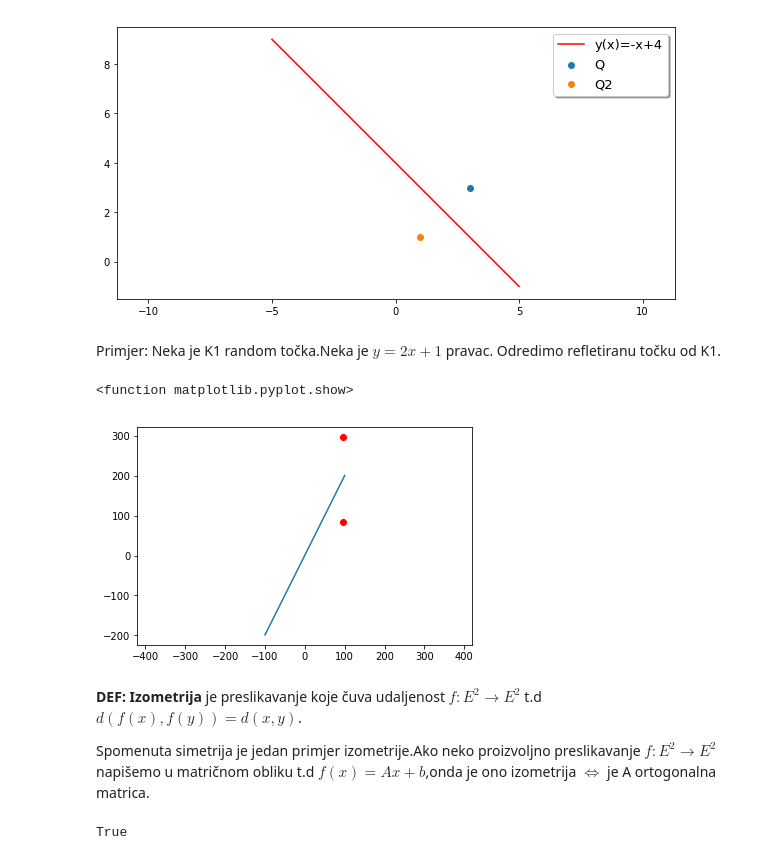
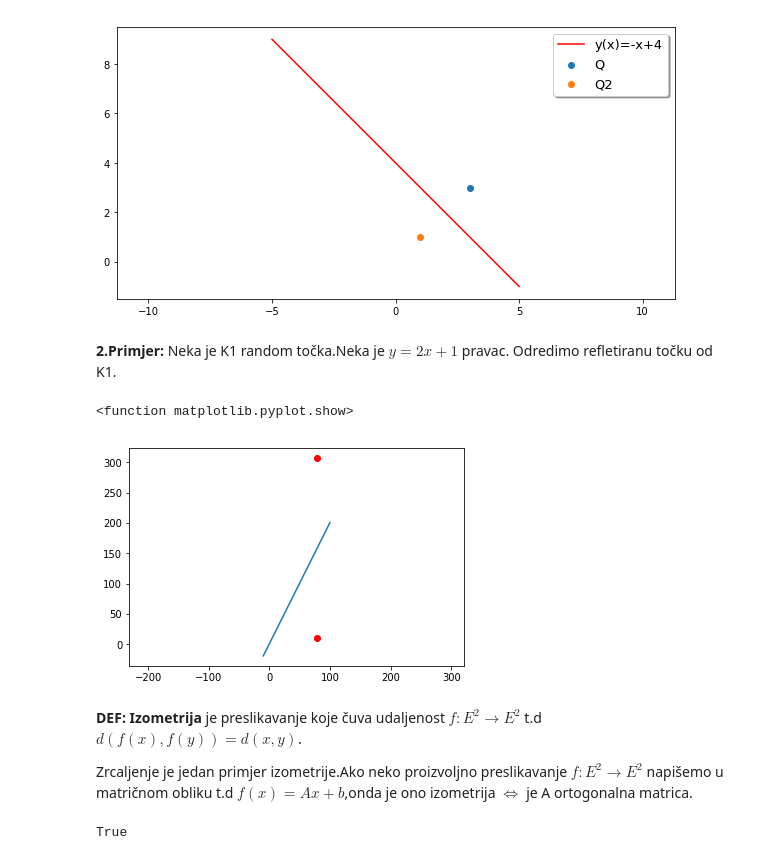
Before and after one commit to Tatjana-pmf/matematicki_-softver_dz, a Jupyter notebook: 1.dz.matsoft.ipynb, the cells around one changed output. Drawn from its saved outputs; the diff is of its cells as text; code cells hidden in the pictures.

```diff
--- a/1.dz.matsoft.ipynb
+++ b/1.dz.matsoft.ipynb
@@ -128,27 +139,27 @@ plt.show()
 # %% [output]
 [figure]
 # %% [markdown]
-Primjer: Neka je K1 random točka.Neka je $y=2x+1$ pravac. Odredimo refletiranu točku od K1.
+**2.Primjer:** Neka je K1 random točka.Neka je $y=2x+1$ pravac. Odredimo refletiranu točku od K1.
 # %%
 K1=random_point()
-a=2
-b=1
-y1=line(2,1)
-V=Point(K1.x,K1.y-b)
-L=Point(1,a)
-K2 = L*(2*(V.x)/(L.x))-V
+a = 2
+b = 1
+y1 = line(2, 1)
+V = Point(K1.x, K1.y - b)
+L = Point(1, a)
+K2 = L * (2 * (V.x) / (L.x))- V
 K1.plot_point()
-x1=np.linspace(-100,100)
-plt.plot(x1,y1(x1))
+x1 = np.linspace(-10,100)
+plt.plot(x1, y1(x1))
 plt.axis('equal')
 K2.plot_point()
 plt.show
 # %% [output]
 <function matplotlib.pyplot.show>
-[figure, old version]
+[figure, new version]
 # %% [markdown]
 **DEF:** **Izometrija** je preslikavanje koje čuva udaljenost $f:E^2\to E^2 $  t.d  $ d(f(x),f(y))=d(x,y)$.
 
-Spomenuta simetrija je jedan primjer izometrije.Ako neko proizvoljno  preslikavanje $f:E^2\to E^2 $ napišemo u matričnom obliku t.d $f(x)=Ax+b$,onda je ono izometrija $\iff$ je A ortogonalna matrica.
+Zrcaljenje je jedan primjer izometrije.Ako neko proizvoljno  preslikavanje $f:E^2\to E^2 $ napišemo u matričnom obliku t.d $f(x)=Ax+b$,onda je ono izometrija $\iff$ je A ortogonalna matrica.
 # %%
 def Ortogonalna(A):
```
Also changed, not shown: parts of 44 cells of this notebook.
